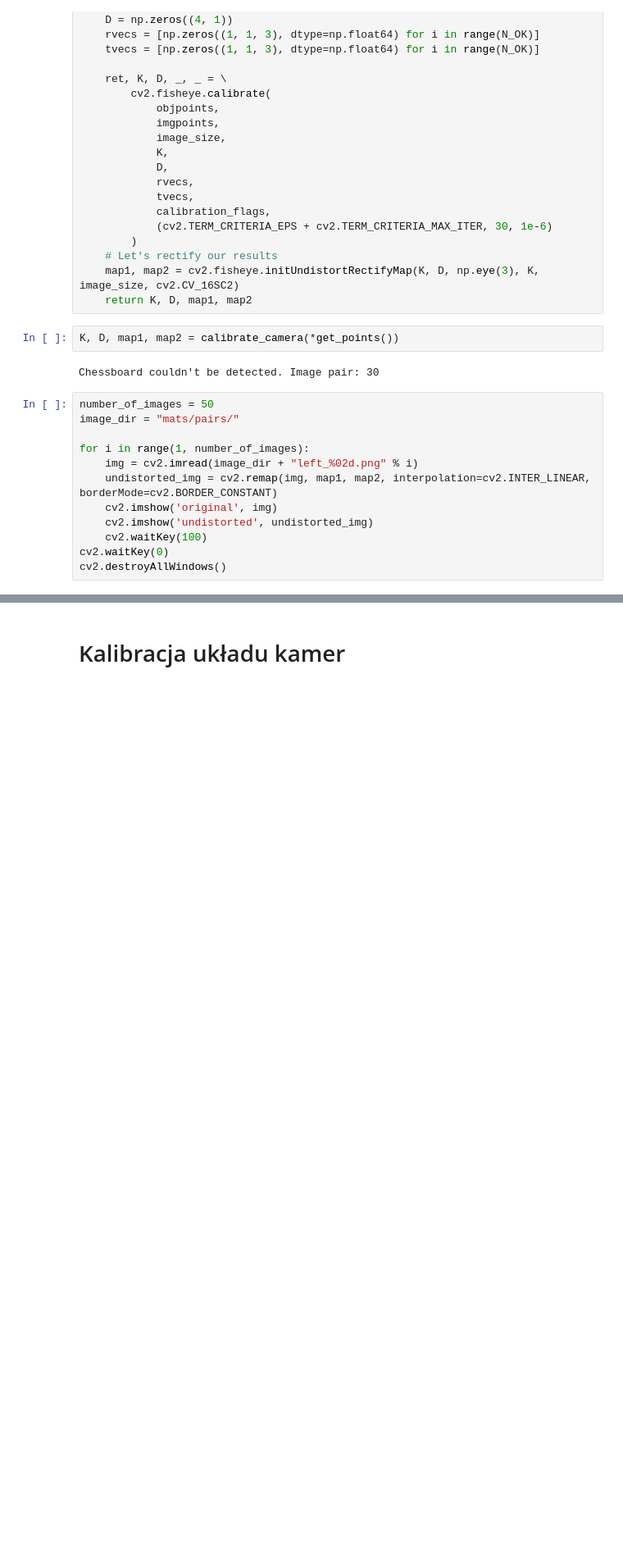
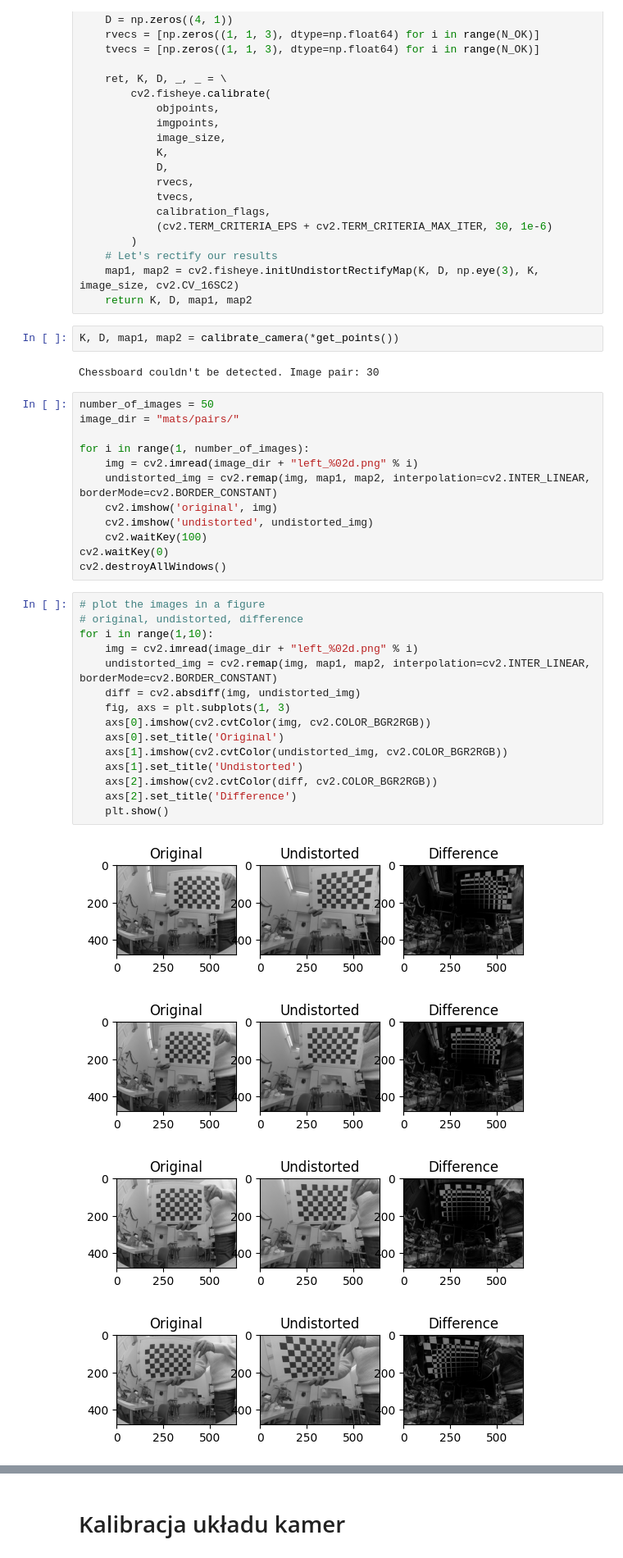
Before and after one commit to haarmeggido/Advanced-Vision-Algorithms, a Jupyter notebook: 05/lab5.ipynb, the cells around one changed output, grey strips where cells are left out. Shown at 82% size. Cells and saved outputs as stored; diff of their text form; blank space fills up the shorter version.

```diff
--- a/05/lab5.ipynb
+++ b/05/lab5.ipynb
@@ -129,3 +128,23 @@ for i in range(1, number_of_images):
     cv2.waitKey(100)
 cv2.waitKey(0)
 cv2.destroyAllWindows()
+# %%
+# plot the images in a figure
+# original, undistorted, difference
+for i in range(1,10):
+    img = cv2.imread(image_dir + "left_%02d.png" % i)
+    undistorted_img = cv2.remap(img, map1, map2, interpolation=cv2.INTER_LINEAR, borderMode=cv2.BORDER_CONSTANT)
+    diff = cv2.absdiff(img, undistorted_img)
+    fig, axs = plt.subplots(1, 3)
+    axs[0].imshow(cv2.cvtColor(img, cv2.COLOR_BGR2RGB))
+    axs[0].set_title('Original')
+    axs[1].imshow(cv2.cvtColor(undistorted_img, cv2.COLOR_BGR2RGB))
+    axs[1].set_title('Undistorted')
+    axs[2].imshow(cv2.cvtColor(diff, cv2.COLOR_BGR2RGB))
+    axs[2].set_title('Difference')
+    plt.show()
+# %% [output]
+[figure, added]
+[figure, added]
+[figure, added]
+[figure, added]
```
Also changed, not shown: parts of 4 cells of this notebook, 8 other files.
